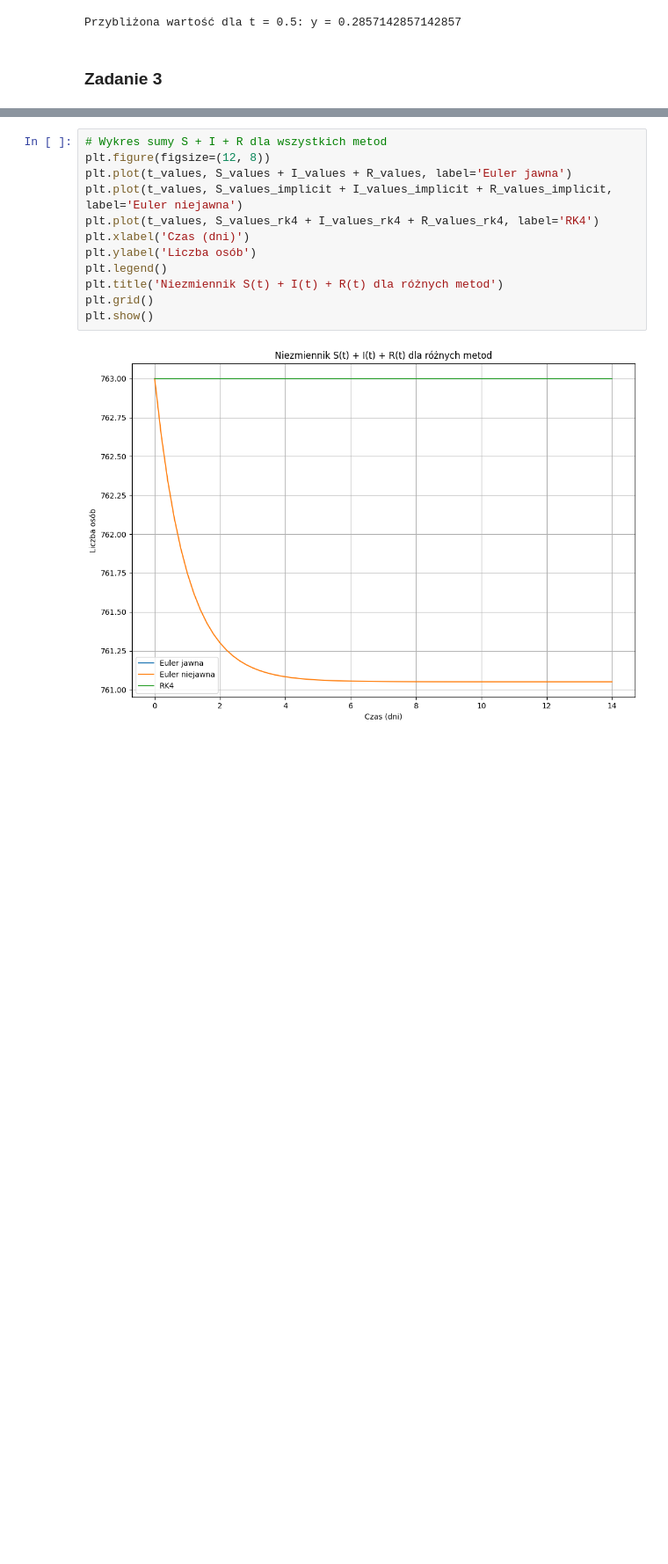
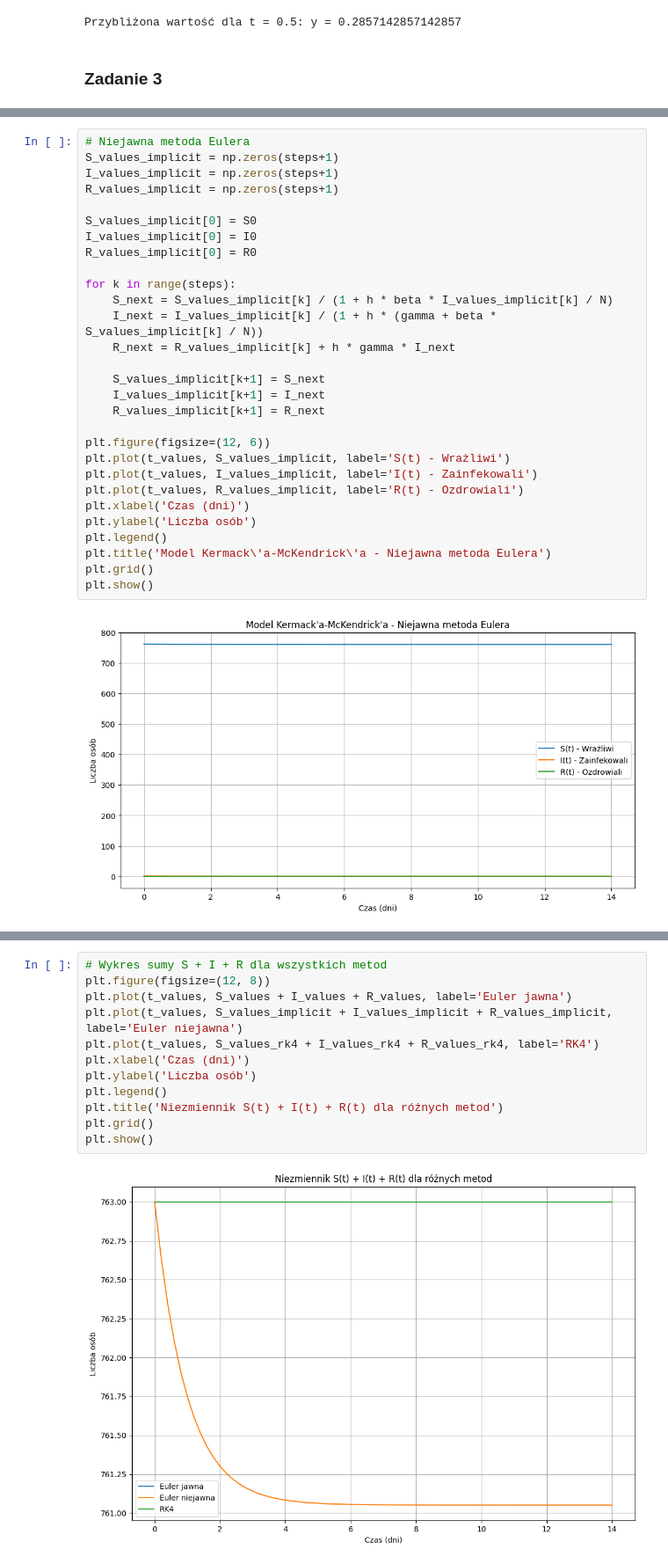
Before and after one commit to biganton/MOWNIT, a Jupyter notebook: lab9/lab9.ipynb, the cells around one changed output, grey strips where cells are left out. Shown: that part at 88% size. Cells and saved outputs as stored; diff of their text form; blank space fills up the shorter version.

```diff
--- a/lab9/lab9.ipynb
+++ b/lab9/lab9.ipynb
@@ -172 +167,32 @@ plt.show()
+# %%
+# Niejawna metoda Eulera
+S_values_implicit = np.zeros(steps+1)
+I_values_implicit = np.zeros(steps+1)
+R_values_implicit = np.zeros(steps+1)
+
+S_values_implicit[0] = S0
+I_values_implicit[0] = I0
+R_values_implicit[0] = R0
+
+for k in range(steps):
+    S_next = S_values_implicit[k] / (1 + h * beta * I_values_implicit[k] / N)
+    I_next = I_values_implicit[k] / (1 + h * (gamma + beta * S_values_implicit[k] / N))
+    R_next = R_values_implicit[k] + h * gamma * I_next
+
+    S_values_implicit[k+1] = S_next
+    I_values_implicit[k+1] = I_next
+    R_values_implicit[k+1] = R_next
+
+plt.figure(figsize=(12, 6))
+plt.plot(t_values, S_values_implicit, label='S(t) - Wrażliwi')
+plt.plot(t_values, I_values_implicit, label='I(t) - Zainfekowali')
+plt.plot(t_values, R_values_implicit, label='R(t) - Ozdrowiali')
+plt.xlabel('Czas (dni)')
+plt.ylabel('Liczba osób')
+plt.legend()
+plt.title('Model Kermack\'a-McKendrick\'a - Niejawna metoda Eulera')
+plt.grid()
+plt.show()
+# %% [output]
+[figure, added]
 # %%
```
Also changed, not shown: parts of 11 cells of this notebook.
